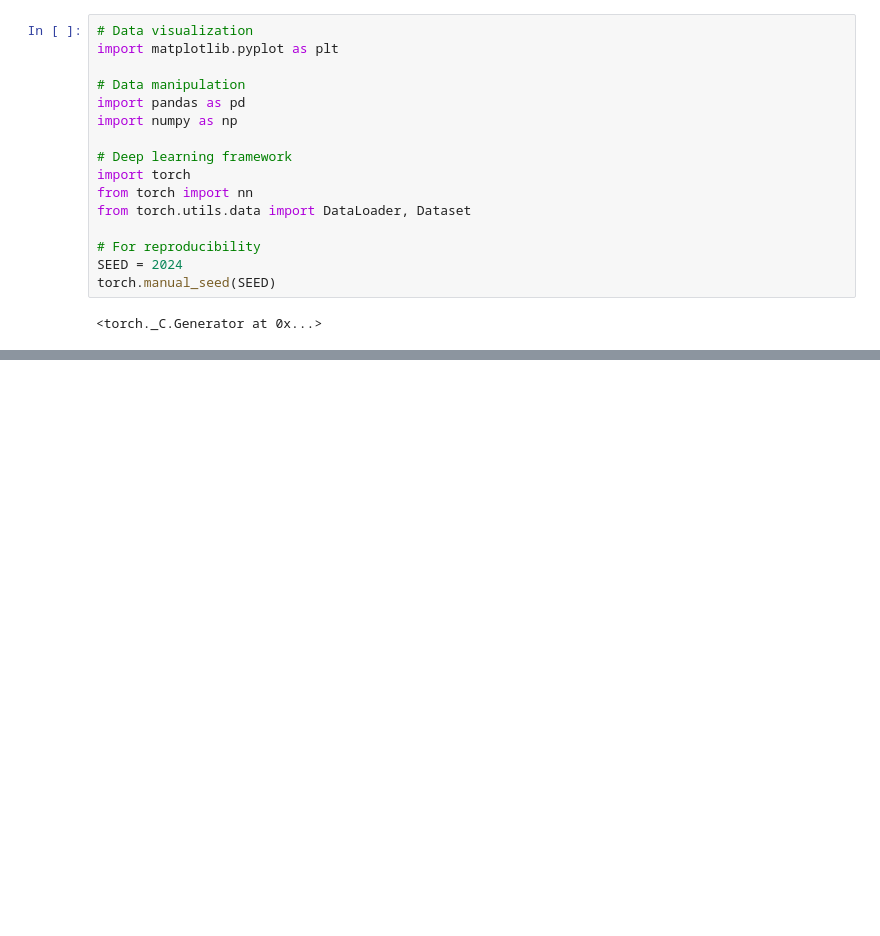
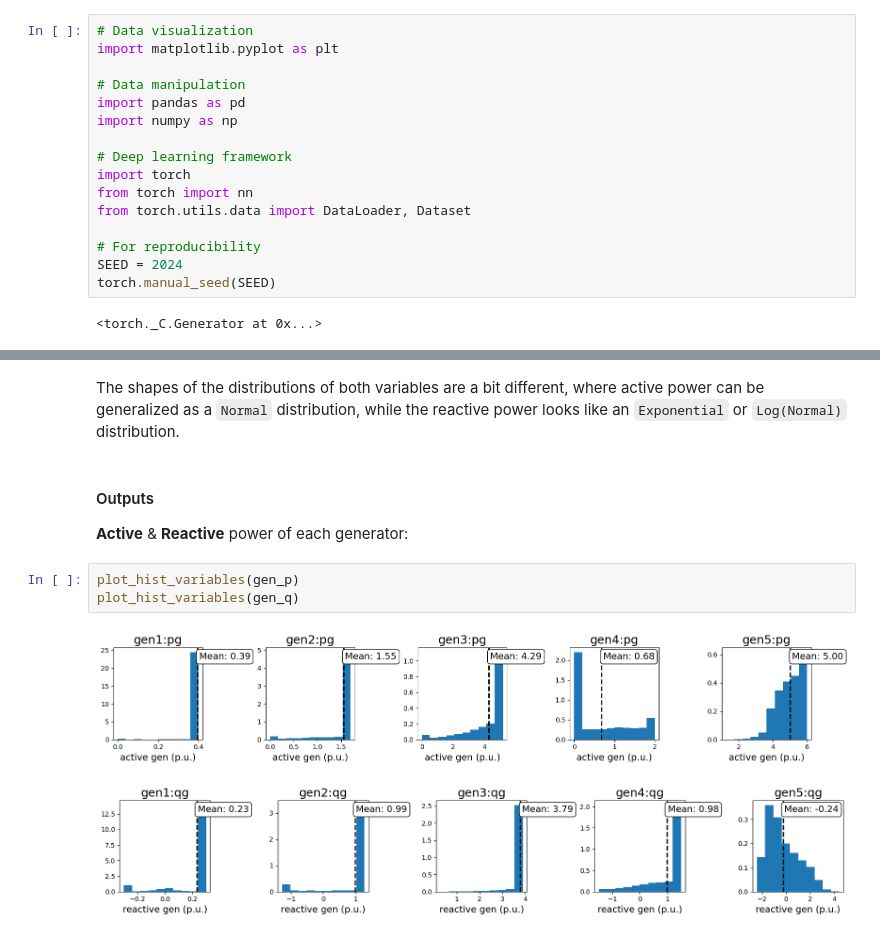
Before and after one commit to stanislawMarciniak/optimal-power-flow, a Jupyter notebook: optimal-power-flow.ipynb, the cells around one changed output, grey strips where cells are left out. Saved outputs shown, nothing was run; the diff lists cells and outputs as text; blank space fills up the shorter version.

```diff
--- a/optimal-power-flow.ipynb
+++ b/optimal-power-flow.ipynb
@@ -60,0 +208,12 @@ torch.manual_seed(SEED)
+# %% [markdown]
+The shapes of the distributions of both variables are a bit different, where active power can be generalized as a `Normal` distribution, while the reactive power looks like an `Exponential` or `Log(Normal)` distribution.
+# %% [markdown]
+#### Outputs
+
+**Active** & **Reactive** power of each generator:
+# %%
+plot_hist_variables(gen_p)
+plot_hist_variables(gen_q)
+# %% [output]
+[figure, added]
+[figure, added]
```
Also changed, not shown: parts of 22 cells of this notebook, 6 other files.
